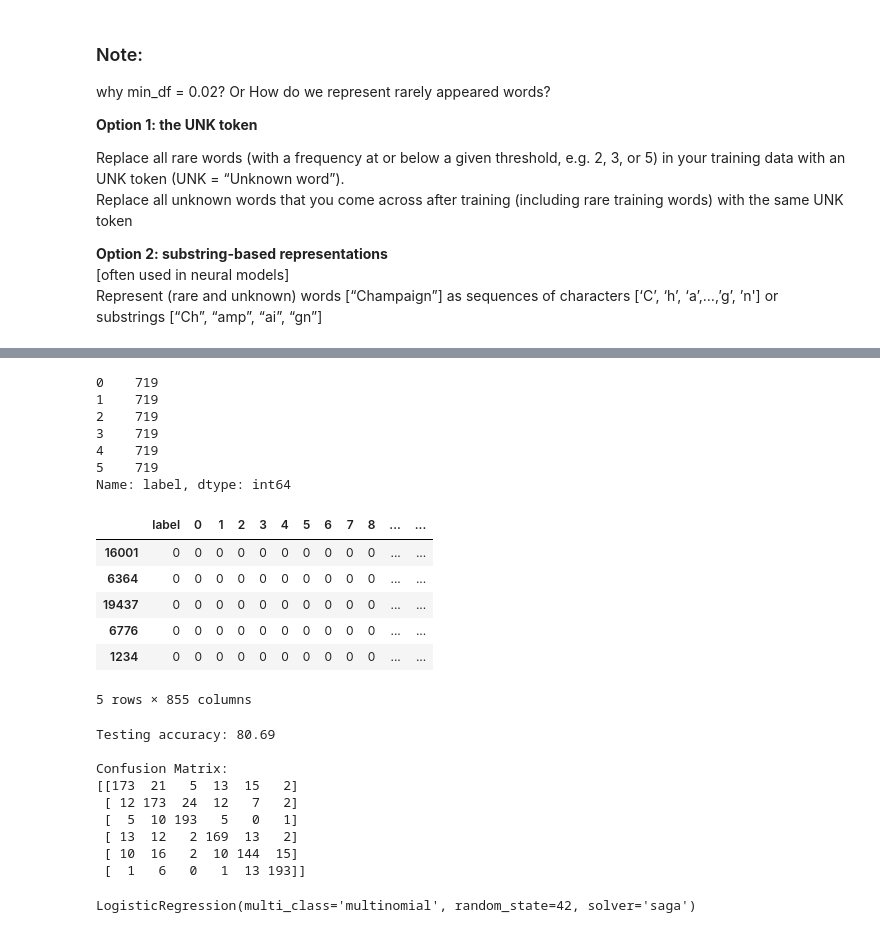
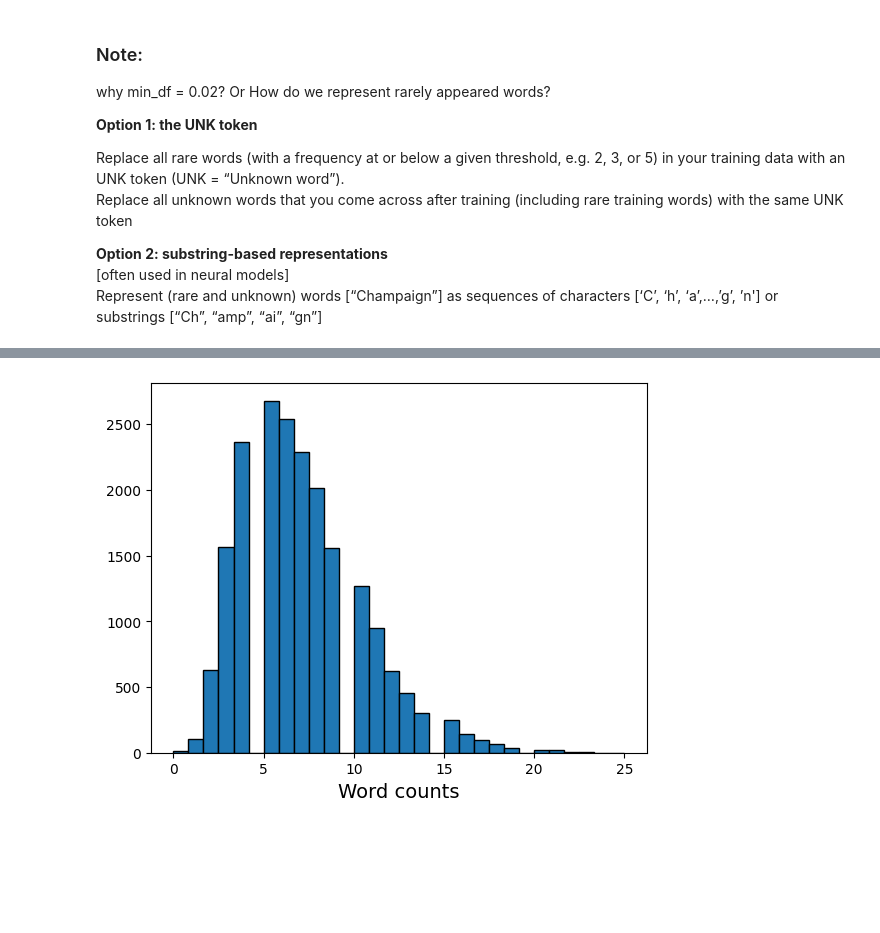
Before and after one commit to Marklong7/NLP_emotion_classification, a Jupyter notebook: data_engineering/CountVectorizer.ipynb, the cells around one changed output, grey strips where cells are left out. Cells and saved outputs as stored; diff of their text form; code cells hidden in the pictures; blank space fills up the shorter version.

```diff
--- a/data_engineering/CountVectorizer.ipynb
+++ b/data_engineering/CountVectorizer.ipynb
@@ -133,0 +216,5 @@ y_1 = y_all.copy()
+# %%
+# 1261 + 421 = 1682
+vectorizer_try = CountVectorizer(stop_words='english',min_df=0.001, ngram_range=(1, 4))
+X_3 = vectorizer_try.fit_transform(X)
+print('Data shape: ', X_3.shape)
@@ -284,35 +258,0 @@ Name: label, dtype: int64
-# %%
-target_sample_size = 719
-
-# Create a function to downsample each group to the target size
-def downsample_group(group):
-    if len(group) > target_sample_size:
-        return group.sample(target_sample_size)
-    else:
-        return group
-
-# Apply the downsample_group function to each group based on the 'label' column
-balanced_df = df_1.groupby('label', group_keys=False).apply(downsample_group)
-
-# Now downsampled_df contains an equal number of samples for each class
-
-# You can check the value counts to ensure that all classes have the same number of samples
-print(balanced_df['label'].value_counts())
-# %% [output]
-0    719
-1    719
-2    719
-3    719
-4    719
-5    719
-Name: label, dtype: int64
-# %%
-balanced_df.head()
-# %% [output]
-|  | label | 0 | 1 | 2 | 3 | 4 | 5 | 6 | 7 | 8 | ... | ... |
-| 16001 | 0 | 0 | 0 | 0 | 0 | 0 | 0 | 0 | 0 | 0 | ... | ... |
-| 6364 | 0 | 0 | 0 | 0 | 0 | 0 | 0 | 0 | 0 | 0 | ... | ... |
-| 19437 | 0 | 0 | 0 | 0 | 0 | 0 | 0 | 0 | 0 | 0 | ... | ... |
-| 6776 | 0 | 0 | 0 | 0 | 0 | 0 | 0 | 0 | 0 | 0 | ... | ... |
-| 1234 | 0 | 0 | 0 | 0 | 0 | 0 | 0 | 0 | 0 | 0 | ... | ... |
-5 rows × 855 columns
@@ -323,13 +259,4 @@ X_1_balanced = balanced_df.iloc[:, 1:]
-# %%
-logistic_classification(X_1_balanced, y_1_balanced)
-# %% [output]
-Testing accuracy: 80.69
-
-Confusion Matrix:
-[[173  21   5  13  15   2]
- [ 12 173  24  12   7   2]
- [  5  10 193   5   0   1]
- [ 13  12   2 169  13   2]
- [ 10  16   2  10 144  15]
- [  1   6   0   1  13 193]]
-LogisticRegression(multi_class='multinomial', random_state=42, solver='saga')
+# %%
+review_word_count_histgram(X_3)
+# %% [output]
+[figure, added]
```
Also changed, not shown: parts of 86 cells of this notebook.
